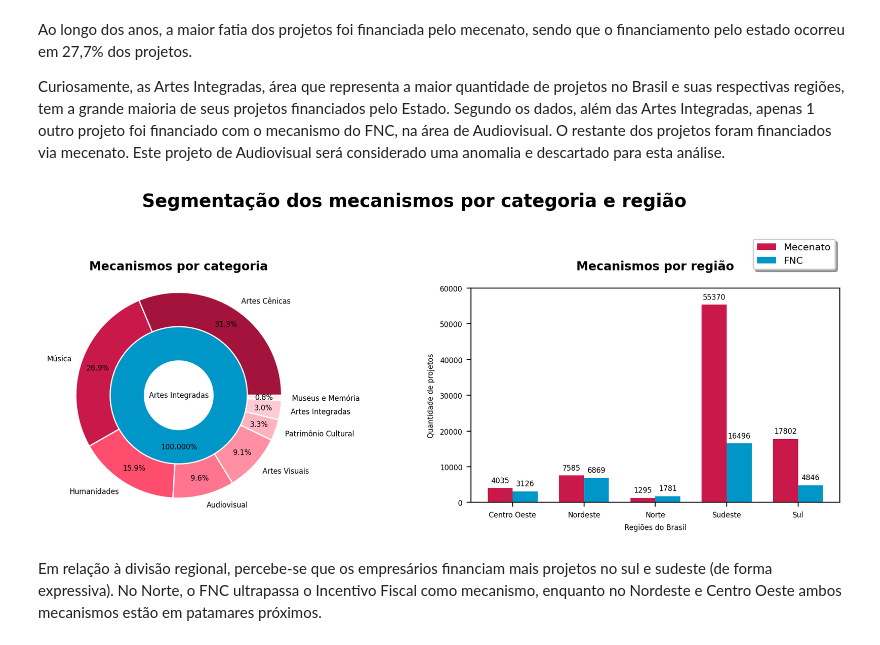
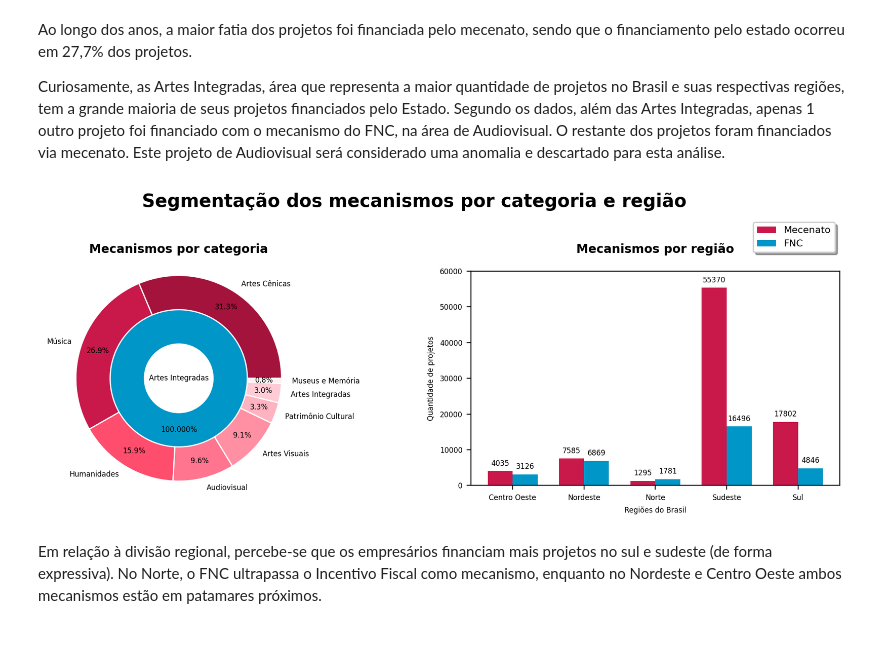
Before and after one commit to lorenaaxbastos/santander-coders-projects, a Jupyter notebook: Unit 2 - Programming Techniques I (PY)/Projeto EDA - Análise do Dataset da Lei Rouanet.ipynb, the cells around one changed output. Saved outputs shown, nothing was run; the diff lists cells and outputs as text; code cells hidden in the pictures.

```diff
--- a/Unit 2 - Programming Techniques I (PY)/Projeto EDA - Análise do Dataset da Lei Rouanet.ipynb
+++ b/Unit 2 - Programming Techniques I (PY)/Projeto EDA - Análise do Dataset da Lei Rouanet.ipynb
@@ -298,6 +298,22 @@ voltado_para_minorias[projetos[~filtro1 & filtro2].index] = True
 
 if "voltado_para_minorias" not in projetos.columns:
     projetos = pd.concat([projetos, voltado_para_minorias], axis=1)
+# %%
+datas_invalidas = ["8201-08-28", "3204-03-31", "3015-01-31", "2424-12-31", "7014-10-10"]
+filtro = projetos["data_termino"].str.contains("|".join(datas_invalidas))
+
+if filtro.any(axis=None):
+    for data in datas_invalidas:
+        display(projetos[projetos["data_termino"] == data])
+        projetos.loc[projetos["data_termino"] == data, "data_termino"] = np.nan
+
+
+data_inicio = pd.to_datetime(projetos["data_inicio"])
+data_termino = pd.to_datetime(projetos["data_termino"])
+duracao = pd.Series(data_termino - data_inicio, name="duracao_dias")
+
+if "duracao_dias" not in projetos.columns:
+    projetos = pd.concat([projetos, duracao], axis=1)
 # %% [markdown]
 ####
 # %% [markdown]
@@ -479,7 +513,7 @@ for i, (_, ax) in enumerate(axs.items(), 1):
             explode=separacao_fatia
         )
 
-        ax.set_title("Distribuição de projetos", fontsize=12, fontweight=600)
+        ax.set_title("Distribuição dos projetos", fontsize=12, fontweight=600)
     elif i == 2:
         ax.plot(
             rotulos_anos_geral,
@@ -739,35 +773,35 @@ def autolabel(barras, ax):
             xytext=(0, 3),
             textcoords="offset points",
             ha='center',
             va='bottom'
         )
 
 
 barras1 = plot_barra("esquerda", mecenato_por_regiao, "Mecenato", cores[0], ax2)
 barras2 = plot_barra("direita", fnc_por_regiao, "FNC", cores[1], ax2)
 
 autolabel(barras1, ax2)
 autolabel(barras2, ax2)
 
-fig.suptitle("Segmentação dos mecanismos por categoria e região", fontsize=15, fontweight=1000, y=1)
+fig.suptitle("Segmentação dos mecanismos por categoria e região", fontsize=15, fontweight=1000, y=0.95)
 ax1.set_title("Mecanismos por categoria", fontsize=10, fontweight=600, y = 1.05)
 ax2.set_title("Mecanismos por região", fontsize=10, fontweight=600, y = 1.05)
 
 ax2.set_xlabel("Regiões do Brasil")
 ax2.set_ylabel("Quantidade de projetos")
 
 ax2.set_xticks(localizacao_rotulos)
 ax2.set_xticklabels(rotulos)
 
 ax2.legend(loc='upper right', bbox_to_anchor=(1, 1.25),
           fancybox=True, shadow=True, fontsize=8)
 
 ax2.set_ylim(top=60000)
 
 plt.tight_layout()
 plt.show()
 # %% [output]
-[figure, old version]
+[figure, new version]
 # %% [markdown]
 Em relação à divisão regional, percebe-se que os empresários financiam mais projetos no sul e sudeste (de forma expressiva). No Norte, o FNC ultrapassa o Incentivo Fiscal como mecanismo, enquanto no Nordeste e Centro Oeste ambos mecanismos estão em patamares próximos.
 # %% [markdown]
```
Also changed, not shown: parts of 15 cells of this notebook.
